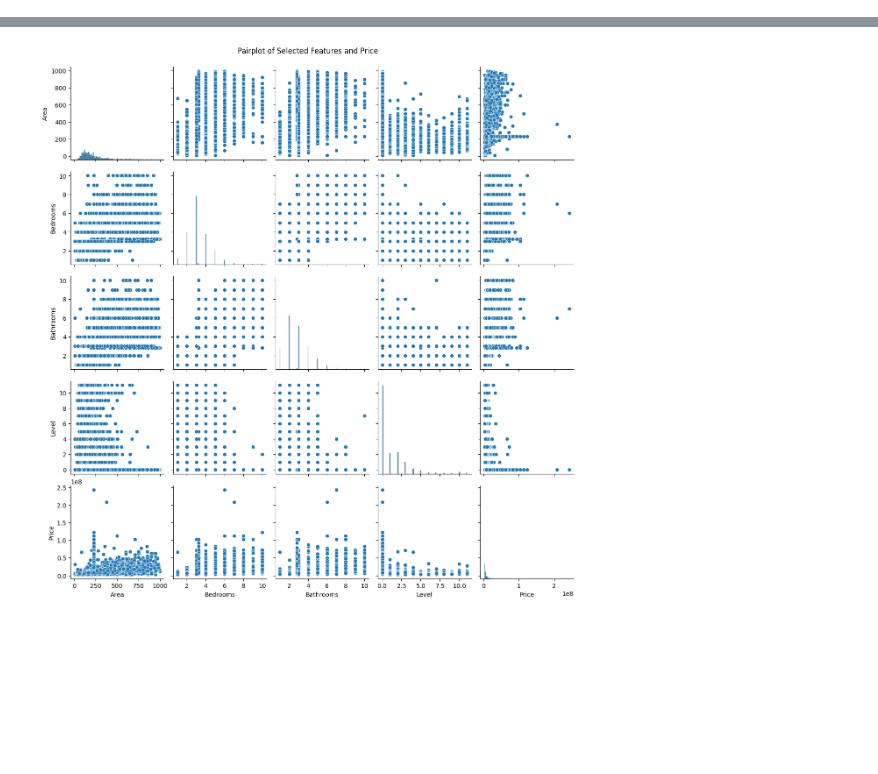
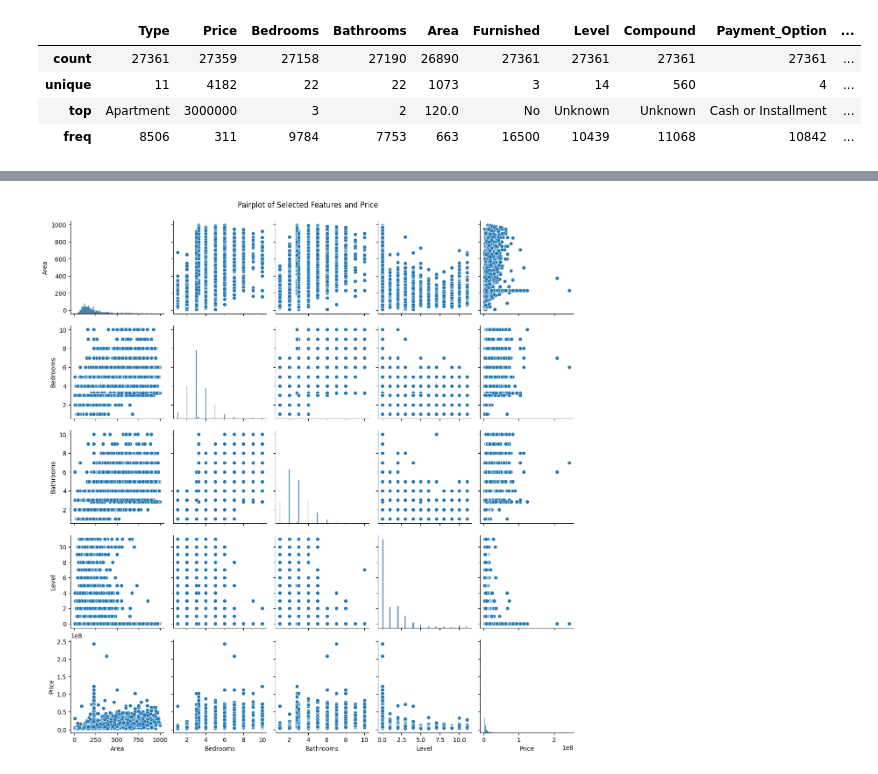
Before and after one commit to faris-agour/house-price-prediction, a Jupyter notebook: project.ipynb, the cells around one changed output, grey strips where cells are left out. Saved outputs shown, nothing was run; the diff lists cells and outputs as text; code cells hidden in the pictures; blank space fills up the shorter version.

```diff
--- a/project.ipynb
+++ b/project.ipynb
@@ -6,3 +6,13 @@
 import pandas as pd
 
 df = pd.read_csv("../DataSets/Egypt_Houses_Price.csv")
+# %%
+# Data expolration
+
+df.describe()
+# %% [output]
+|  | Type | Price | Bedrooms | Bathrooms | Area | Furnished | Level | Compound | Payment_Option | ... |
+| count | 27361 | 27359 | 27158 | 27190 | 26890 | 27361 | 27361 | 27361 | 27361 | ... |
+| unique | 11 | 4182 | 22 | 22 | 1073 | 3 | 14 | 560 | 4 | ... |
+| top | Apartment | 3000000 | 3 | 2 | 120.0 | No | Unknown | Unknown | Cash or Installment | ... |
+| freq | 8506 | 311 | 9784 | 7753 | 663 | 16500 | 10439 | 11068 | 10842 | ... |
```
Also changed, not shown: parts of 11 cells of this notebook.
